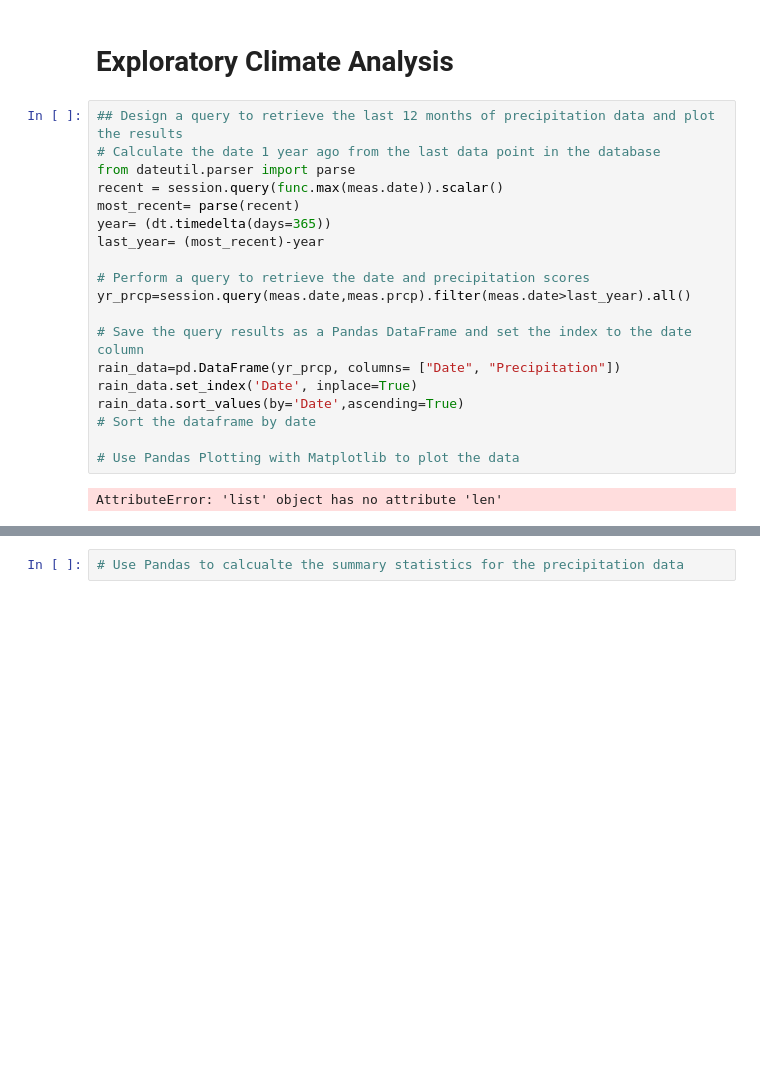
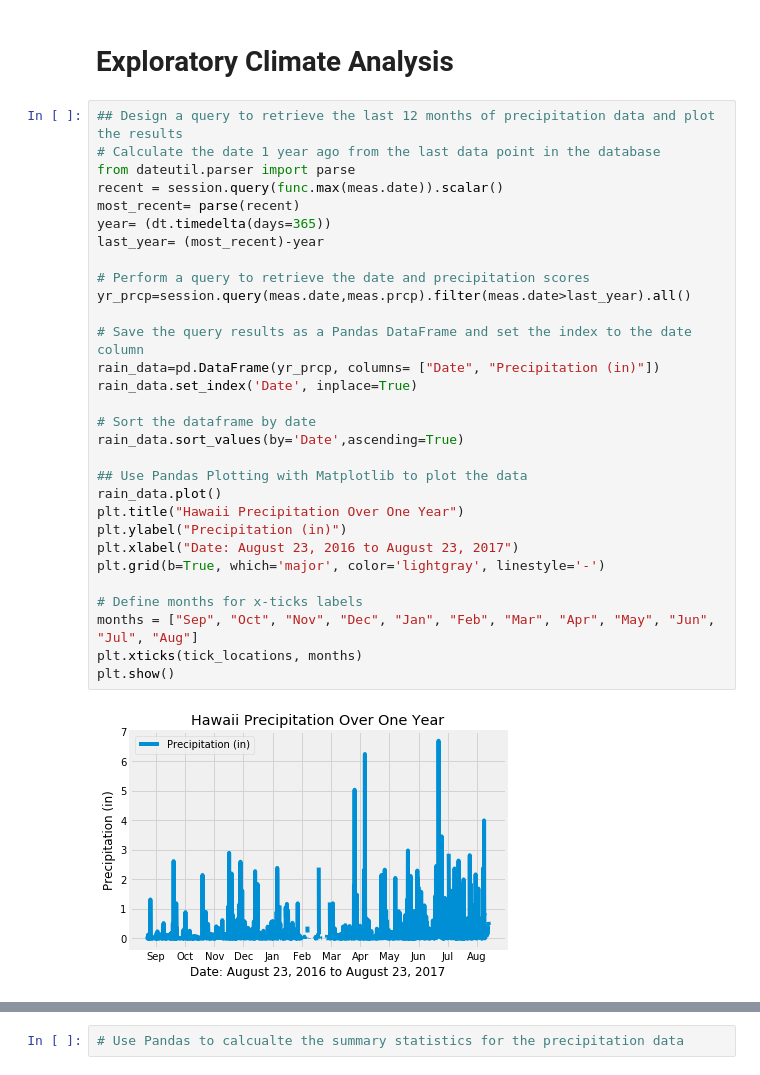
Before and after one commit to kamckeev/Hawaii_Climate_Vacation, a Jupyter notebook: Hawaii_Climate.ipynb, the cells around one changed output, grey strips where cells are left out. Saved outputs shown, nothing was run; the diff lists cells and outputs as text; blank space fills up the shorter version.

```diff
--- a/Hawaii_Climate.ipynb
+++ b/Hawaii_Climate.ipynb
@@ -40,24 +40,35 @@ session = Session(engine)
 # %%
 ## Design a query to retrieve the last 12 months of precipitation data and plot the results
 # Calculate the date 1 year ago from the last data point in the database
 from dateutil.parser import parse
 recent = session.query(func.max(meas.date)).scalar()
 most_recent= parse(recent)
 year= (dt.timedelta(days=365))
 last_year= (most_recent)-year
 
 # Perform a query to retrieve the date and precipitation scores
 yr_prcp=session.query(meas.date,meas.prcp).filter(meas.date>last_year).all()
 
 # Save the query results as a Pandas DataFrame and set the index to the date column
-rain_data=pd.DataFrame(yr_prcp, columns= ["Date", "Precipitation"])
+rain_data=pd.DataFrame(yr_prcp, columns= ["Date", "Precipitation (in)"])
 rain_data.set_index('Date', inplace=True)
+
+# Sort the dataframe by date
 rain_data.sort_values(by='Date',ascending=True)
-# Sort the dataframe by date
 
-# Use Pandas Plotting with Matplotlib to plot the data
+## Use Pandas Plotting with Matplotlib to plot the data
+rain_data.plot()
+plt.title("Hawaii Precipitation Over One Year")
+plt.ylabel("Precipitation (in)")
+plt.xlabel("Date: August 23, 2016 to August 23, 2017")
+plt.grid(b=True, which='major', color='lightgray', linestyle='-')
+
+# Define months for x-ticks labels
+months = ["Sep", "Oct", "Nov", "Dec", "Jan", "Feb", "Mar", "Apr", "May", "Jun", "Jul", "Aug"]
+plt.xticks(tick_locations, months)
+plt.show()
 # %% [output]
-AttributeError: 'list' object has no attribute 'len'
+[figure, added]
 # %% [markdown]
 ![precipitation](Images/precipitation.png)
 # %%
```
